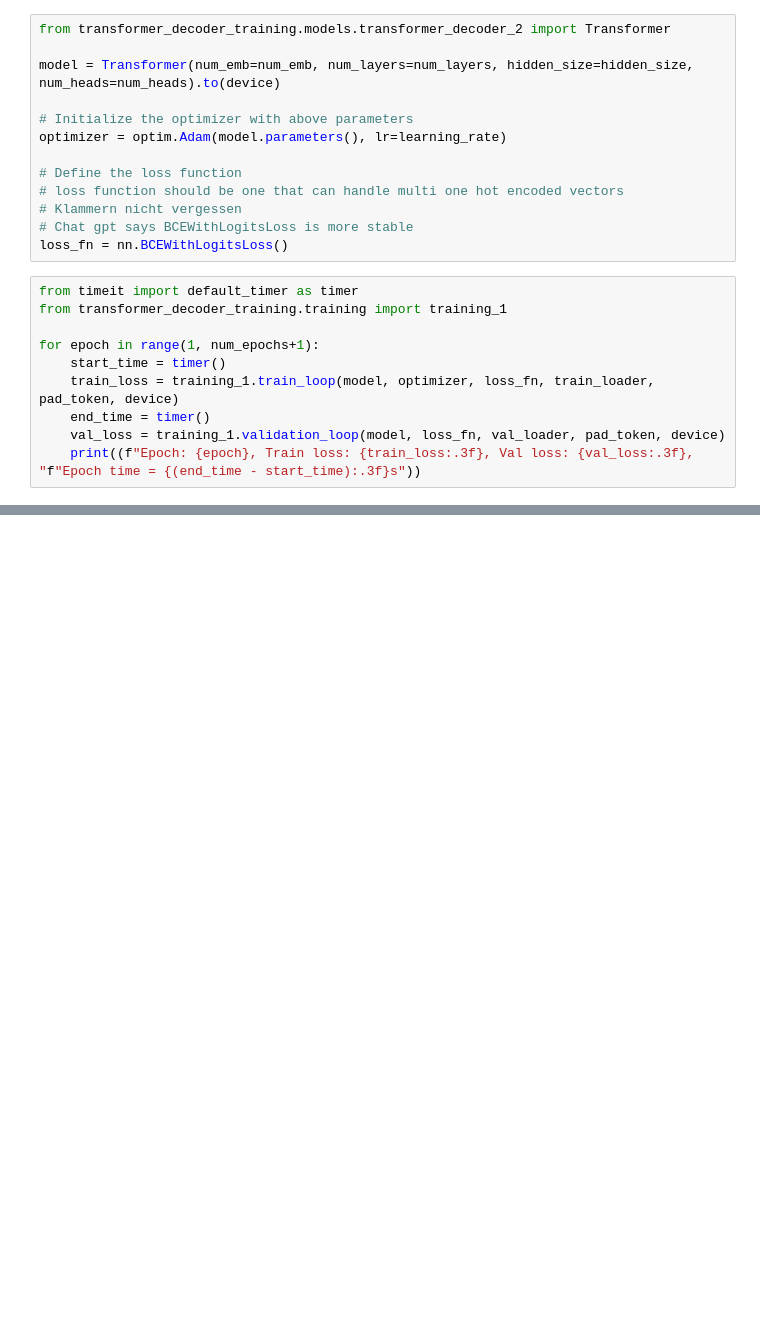
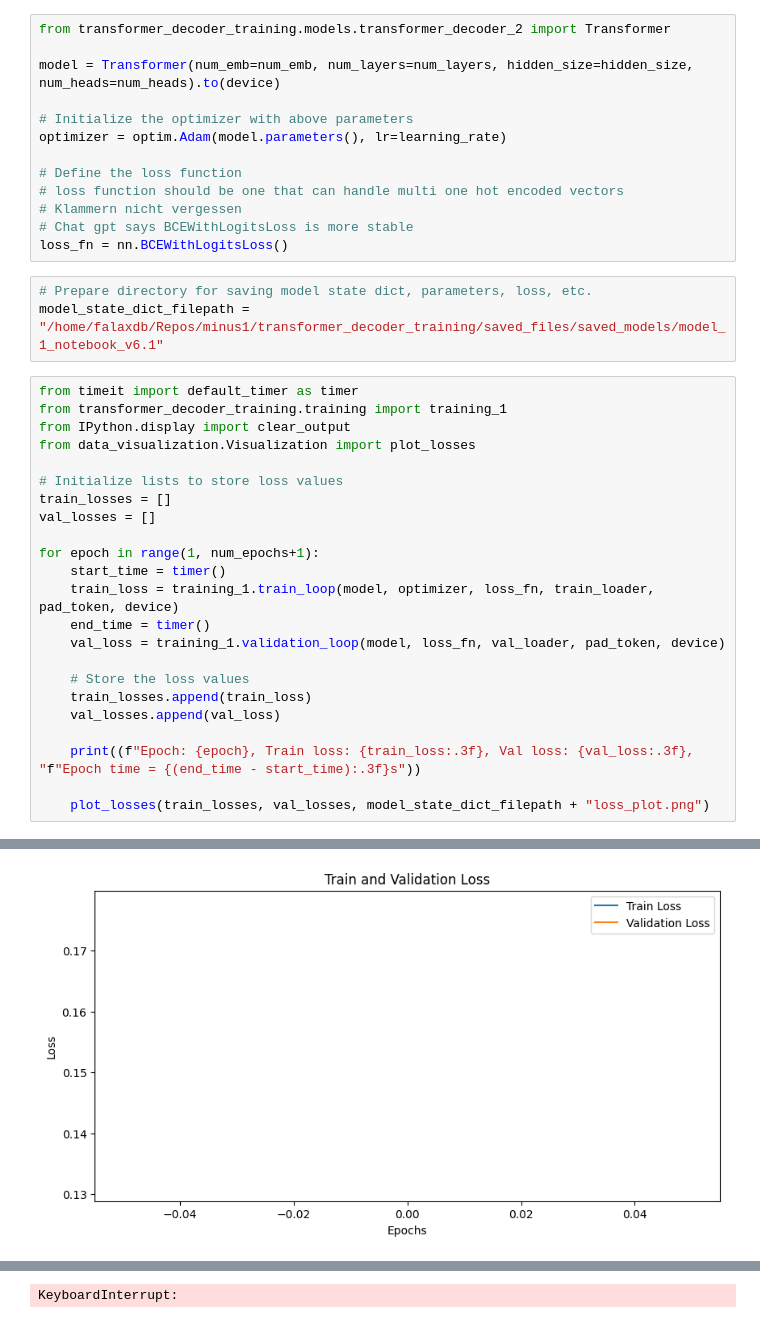
Before and after one commit to spirio-sessions/minus1, a Jupyter notebook: transformer_decoder_training/jupyter_notebooks/piano_training/sequence_prediction_v6.1.ipynb, the cells around one changed output, grey strips where cells are left out. Cells and saved outputs as stored; diff of their text form; blank space fills up the shorter version.

Commit message:
Add plotting of losses

```diff
--- a/transformer_decoder_training/jupyter_notebooks/piano_training/sequence_prediction_v6.1.ipynb
+++ b/transformer_decoder_training/jupyter_notebooks/piano_training/sequence_prediction_v6.1.ipynb
@@ -74,14 +74,30 @@ optimizer = optim.Adam(model.parameters(), lr=learning_rate)
 # Klammern nicht vergessen
 # Chat gpt says BCEWithLogitsLoss is more stable
 loss_fn = nn.BCEWithLogitsLoss()
+# %%
+# Prepare directory for saving model state dict, parameters, loss, etc.
+model_state_dict_filepath = "/home/falaxdb/Repos/minus1/transformer_decoder_training/saved_files/saved_models/model_1_notebook_v6.1"
 # %%
 from timeit import default_timer as timer
 from transformer_decoder_training.training import training_1
+from IPython.display import clear_output
+from data_visualization.Visualization import plot_losses
+
+# Initialize lists to store loss values
+train_losses = []
+val_losses = []
 
 for epoch in range(1, num_epochs+1):
     start_time = timer()
     train_loss = training_1.train_loop(model, optimizer, loss_fn, train_loader, pad_token, device)
     end_time = timer()
     val_loss = training_1.validation_loop(model, loss_fn, val_loader, pad_token, device)
+
+    # Store the loss values
+    train_losses.append(train_loss)
+    val_losses.append(val_loss)
+
     print((f"Epoch: {epoch}, Train loss: {train_loss:.3f}, Val loss: {val_loss:.3f}, "f"Epoch time = {(end_time - start_time):.3f}s"))
+
+    plot_losses(train_losses, val_losses, model_state_dict_filepath + "loss_plot.png")
 # %% [output]
@@ -107,0 +105 @@ Epoch: 20, Train loss: 0.099, Val loss: 0.102, Epoch time = 43.580s
+[figure, added]
@@ -107,0 +107 @@ Epoch: 20, Train loss: 0.099, Val loss: 0.102, Epoch time = 43.580s
+KeyboardInterrupt:
```
Also changed, not shown: parts of 2 cells of this notebook, 1 other file.
